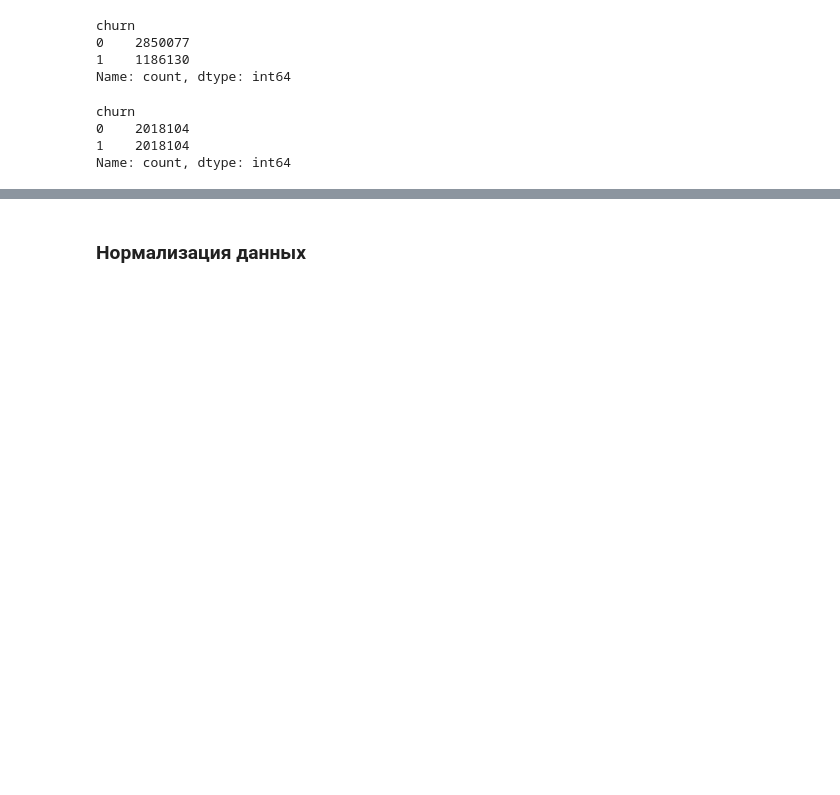
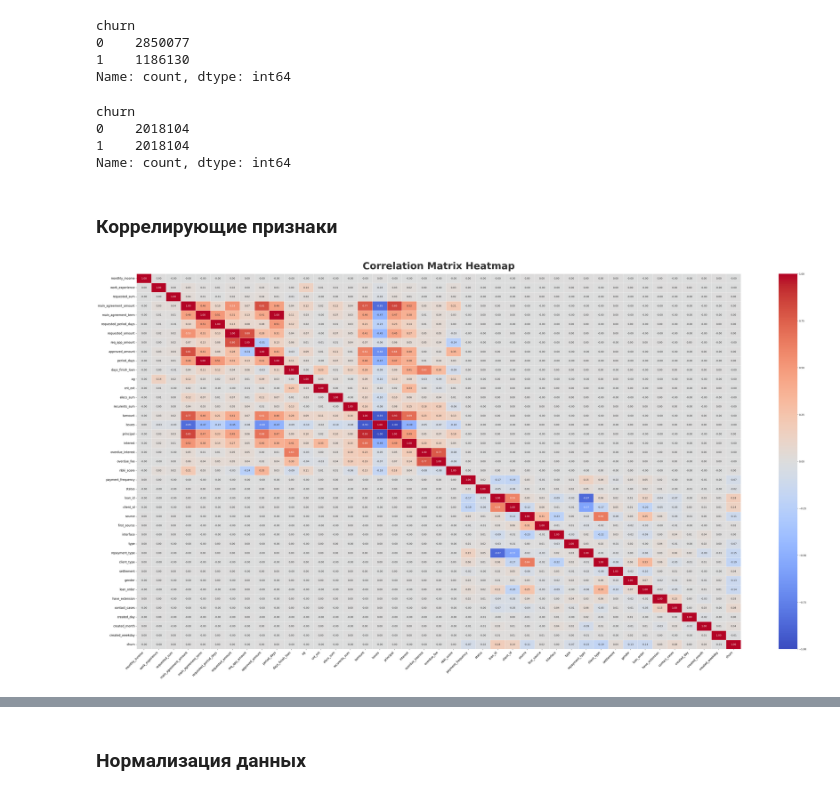
Before and after one commit to TaliyIvanov/PetProjects, a Jupyter notebook: ClassicML/01.A-Money/v2.0.ipynb, the cells around one changed output, grey strips where cells are left out. Saved outputs shown, nothing was run; the diff lists cells and outputs as text; code cells hidden in the pictures; blank space fills up the shorter version.

```diff
--- a/ClassicML/01.A-Money/v2.0.ipynb
+++ b/ClassicML/01.A-Money/v2.0.ipynb
@@ -56,0 +68,5 @@ Time is: 5.831754207611084 seconds
+# %%
+start = time.time()
+train = pd.read_csv('./data/balanced_train.csv')
+elapsed = time.time() - start
+print(f'Time is: {elapsed} seconds')
@@ -364,0 +390,30 @@ balanced_train.to_csv("balanced_train.csv", index=False)
+# %% [markdown]
+### Коррелирующие признаки
+# %%
+# создаем матрицу корреляций
+correlation_matrix = train.corr()
+# Создаём heatmap
+plt.figure(figsize=(56, 28))
+sns.heatmap(
+    correlation_matrix,
+    annot=True,
+    fmt=".2f",
+    cmap='coolwarm',
+    linewidths=0.5,
+    linecolor="white"
+)
+
+# Настройки осей
+plt.xticks(fontsize=12, rotation=45, ha="right")
+plt.yticks(fontsize=12)
+
+# Заголовок
+plt.title("Correlation Matrix Heatmap", fontsize=40, weight='bold', color="#333333", pad=20)
+
+# **Сохраняем картинку**
+plt.savefig("correlation_matrix.png", dpi=300, bbox_inches="tight")  # 300 DPI для качества
+
+# Показываем график
+plt.show()
+# %% [output]
+[figure, added]
```
Also changed, not shown: parts of 46 cells of this notebook, 4 other files.
